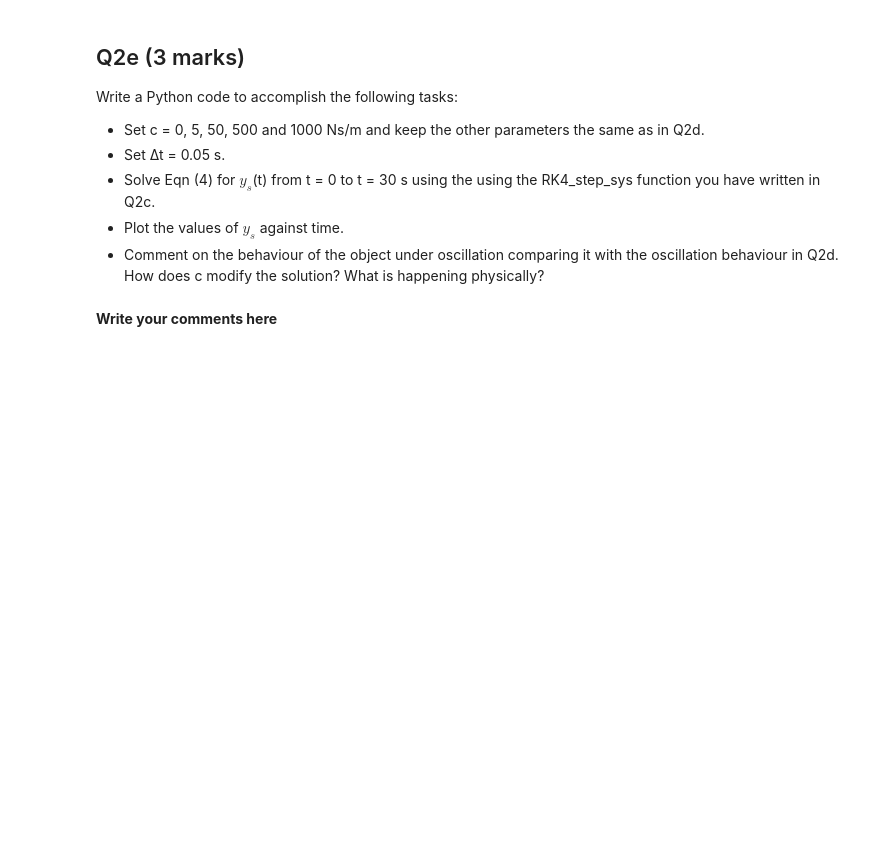
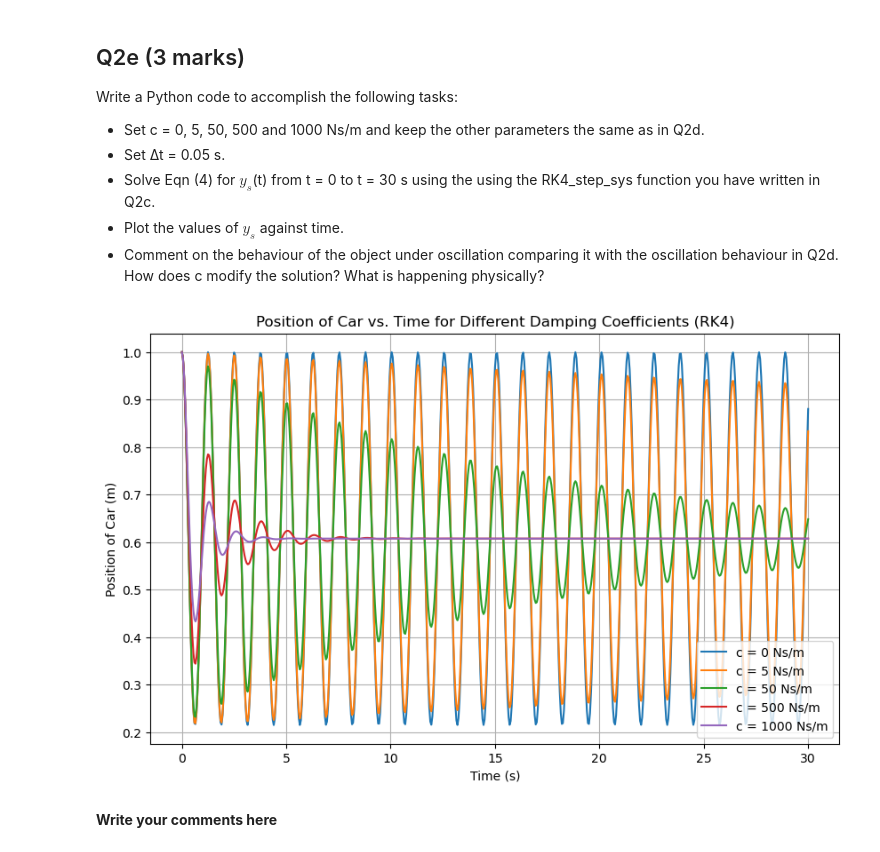
Before and after one commit to zsx2034/homework, a Jupyter notebook: lab04_question_v1.3-前三题.ipynb, the cells around one changed output. Drawn from its saved outputs; the diff is of its cells as text; code cells hidden in the pictures; blank space fills up the shorter version.

```diff
--- a/lab04_question_v1.3-前三题.ipynb
+++ b/lab04_question_v1.3-前三题.ipynb
@@ -340,35 +338,61 @@ Write a Python code to accomplish the following tasks:
 -	Comment on the behaviour of the object under oscillation comparing it with the oscillation behaviour in Q2d. How does c modify the solution?  What is happening physically?
 # %%
 # Write your code here
+def _frhs(t, sol, ygddot):
+    '''
+    The right-hand-side function of the ODE.
+    input:
+    t (double): the current time
+    sol (np.array): the current solution, it is a 2x1 array with sol[0] = y and sol[1] = y'
+    ygddot (function of t): the function to calculate the acceleration of the ground at a given time
+    output:
+    f (np.array): the values of the right-hand-side function at time t and solution y, it is a 2x1 array
+    '''
+
+    m = 400
+    k = 10000
+    # c = 1000
+    g = 9.81
+    y_uncompressed = 1
+    y = sol[0]
+    v = sol[1]
+    f1 = v
+    # f2 = (1 / m) * (-k * (y - y_uncompressed) - c * v - m * g * ygddot(t))
+    f2 = (1 / m) * (-k * (y - y_uncompressed) - c * v - m * g ) - ygddot(t)
+    return np.array([f1, f2])
+
+
 def ygddot(t):
     return 0
 
 
 t0 = 0
 t_final = 30
 y0 = 1
 v0 = 0
 sol0 = np.array([y0, v0])
 dt = 0.05
 c_values = [0, 5, 50, 500, 1000]
 plt.figure(figsize=(10, 6))
 for c in c_values:
     ys_values = [y0]
     t_values = [t0]
     sol = sol0
     t = t0
     while t < t_final:
-        sol = RK4_step_sys(t, sol, frhs, dt, ygddot)
+        sol = RK4_step_sys(t, sol, _frhs, dt, ygddot)
         ys_values.append(sol[0])
         t += dt
         t_values.append(t)
     plt.plot(t_values, ys_values, label=f'c = {c} Ns/m')
 plt.xlabel('Time (s)')
 plt.ylabel('Position of Car (m)')
 plt.title('Position of Car vs. Time for Different Damping Coefficients (RK4)')
 plt.legend()
 plt.grid(True)
 plt.show()
+# %% [output]
+[figure, added]
 # %% [markdown]
 **Write your comments here**
 # %% [markdown]
```
Also changed, not shown: parts of 4 cells of this notebook.
